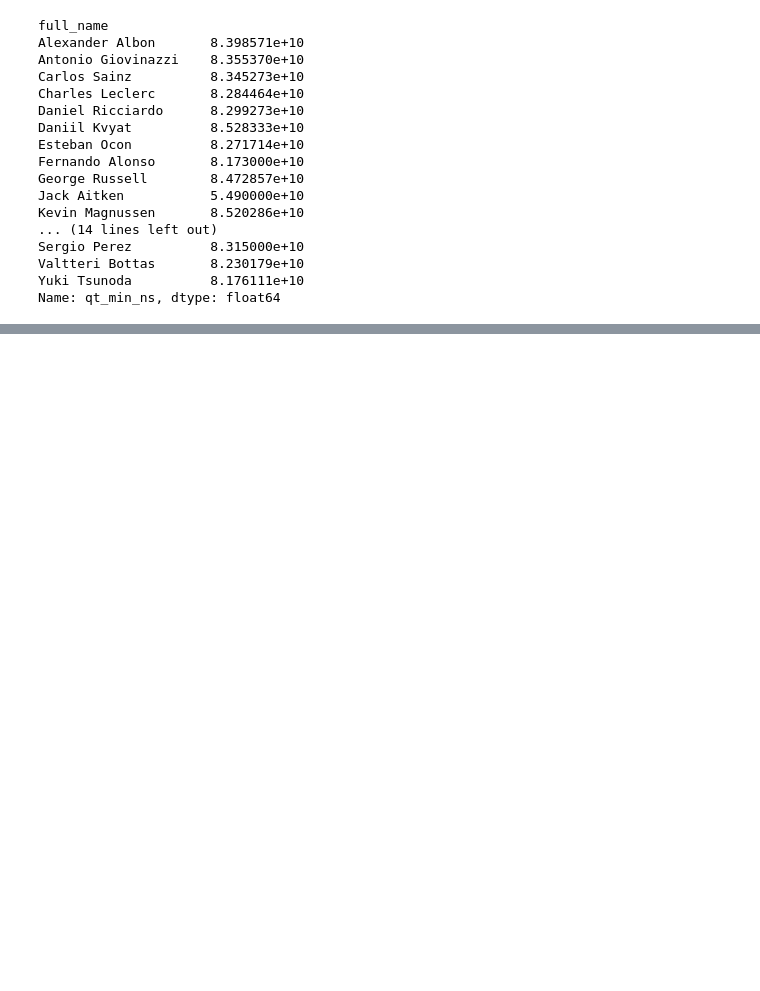
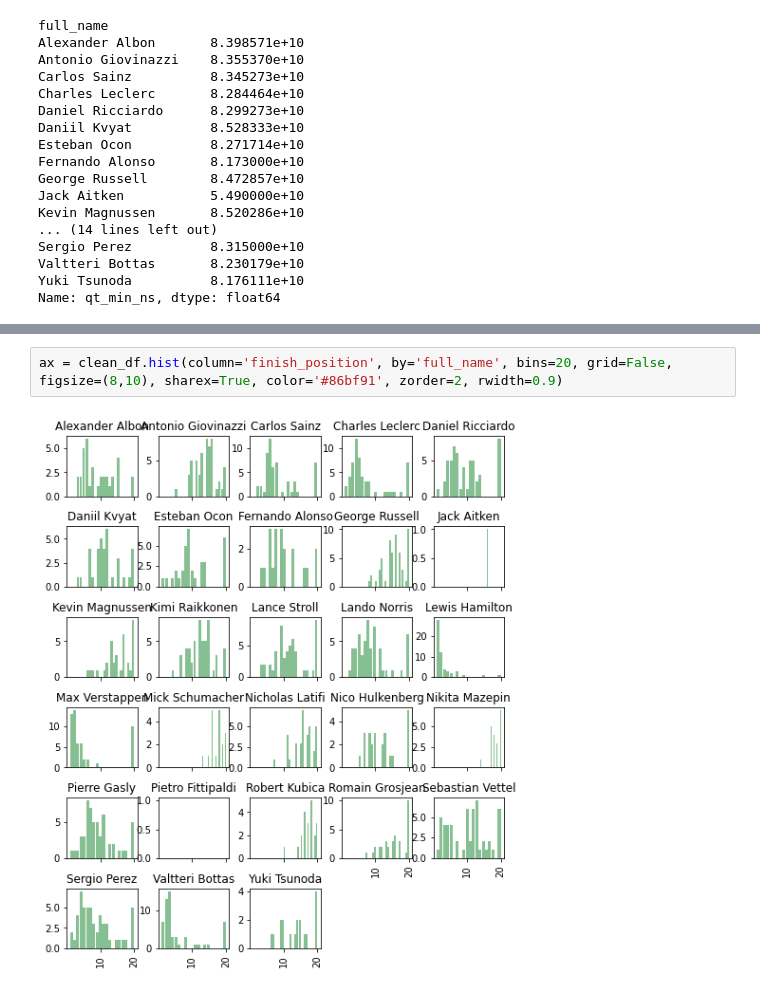
Before and after one commit to Connor-Theo/Formula_1_Sim, a Jupyter notebook: sim_explore.ipynb, the cells around one changed output, grey strips where cells are left out. Cells and saved outputs as stored; diff of their text form; blank space fills up the shorter version.

```diff
--- a/sim_explore.ipynb
+++ b/sim_explore.ipynb
@@ -349,0 +406,4 @@ Name: qt_min_ns, dtype: float64
+# %%
+ax = clean_df.hist(column='finish_position', by='full_name', bins=20, grid=False, figsize=(8,10), sharex=True, color='#86bf91', zorder=2, rwidth=0.9)
+# %% [output]
+[figure, added]
```
Also changed, not shown: parts of 9 cells of this notebook.
